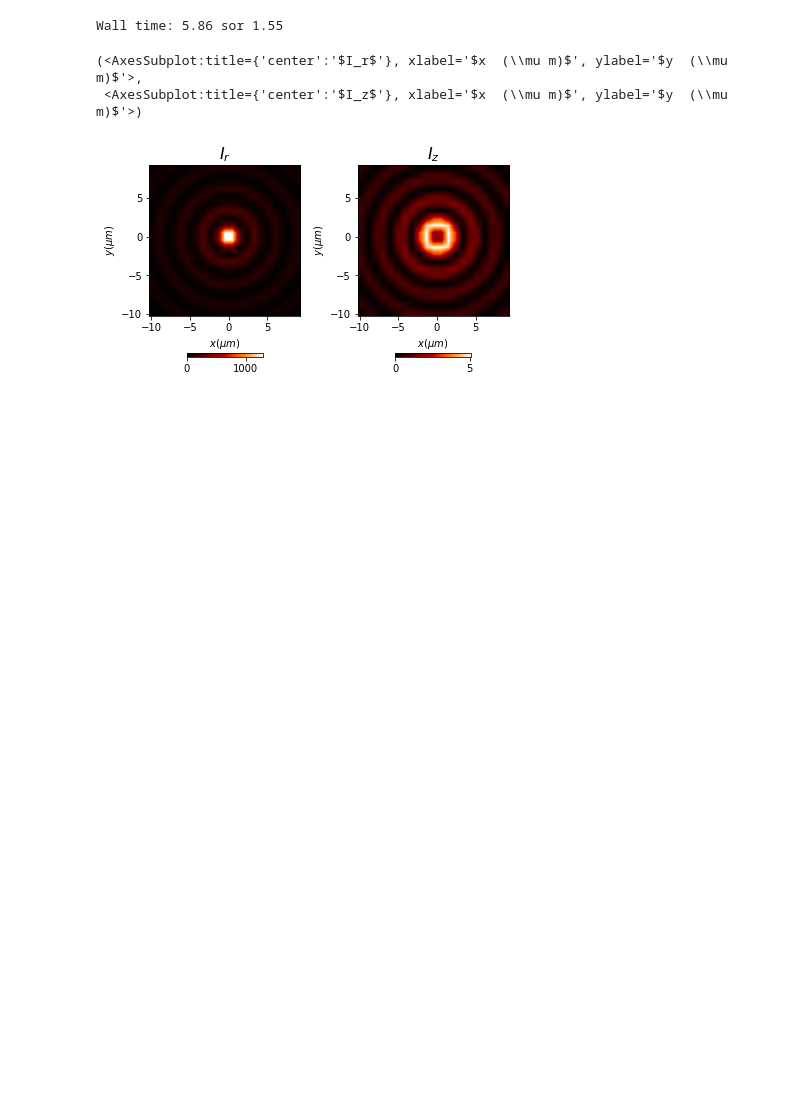
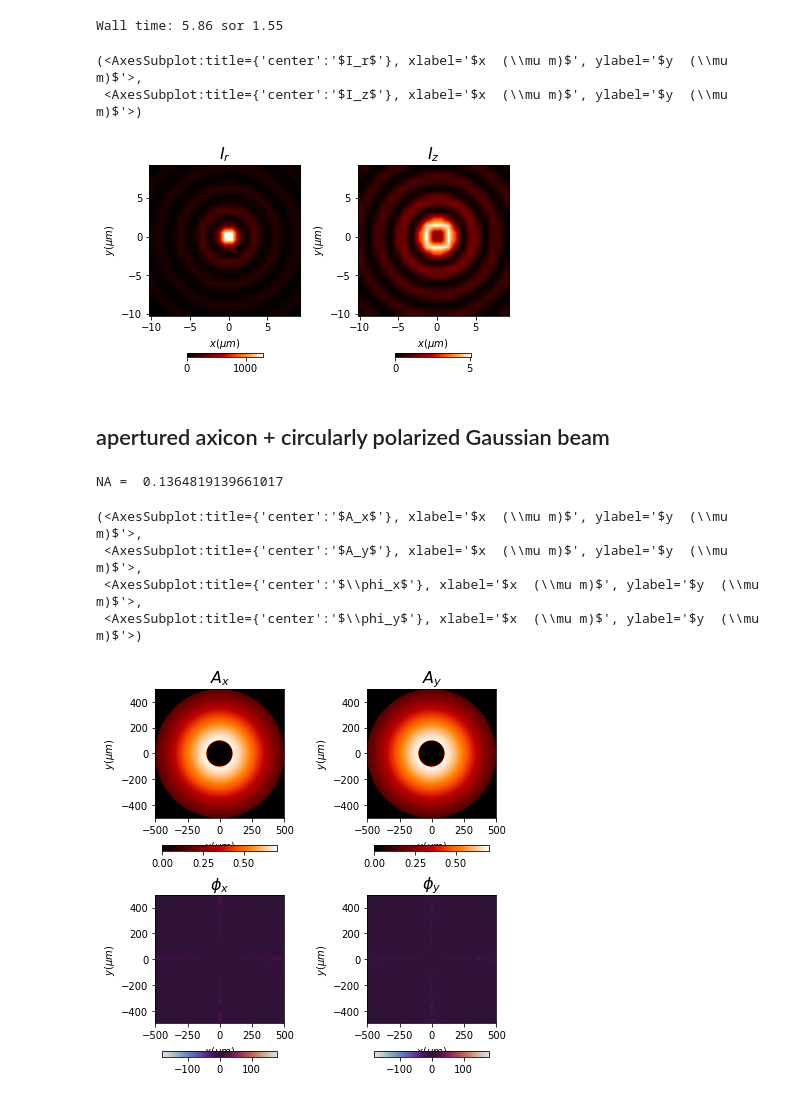
Before and after one commit to prhuft/fourier-optics, a Jupyter notebook: diffractio/axicon_VCZT.ipynb, the cells around one changed output. Cells and saved outputs as stored; diff of their text form; code cells hidden in the pictures; blank space fills up the shorter version.

Commit message:
axicon with central obstruction + Gaussian beam

```diff
--- a/diffractio/axicon_VCZT.ipynb
+++ b/diffractio/axicon_VCZT.ipynb
@@ -197,3 +185,59 @@ Wall time: 5.86 sor 1.55
 (<AxesSubplot:title={'center':'$I_r$'}, xlabel='$x  (\\mu m)$', ylabel='$y  (\\mu m)$'>,
  <AxesSubplot:title={'center':'$I_z$'}, xlabel='$x  (\\mu m)$', ylabel='$y  (\\mu m)$'>)
 [figure]
+# %% [markdown]
+## apertured axicon + circularly polarized Gaussian beam
+# %%
+# good results with width, sampling =  (250*um, 512), (1000*um, 1024)
+width = 1000 * um
+x0 = np.linspace(-width/2, width/2, 1024)
+y0 = np.linspace(-width/2, width/2, 1024)
+wavelength = .780 * um
+# %%
+alpha = 75*degrees
+n = 1.5
+w0 = 0.8*width/2 # the Gaussian beam waist
+
+u0 = Scalar_source_XY(x0, y0, wavelength)
+u0.gauss_beam(r0=(0, 0),
+              w0=(w0, w0),
+              z0=0 * um,
+              A=1,
+              theta=0. * degrees,
+              phi=0 * degrees)
+
+t = Scalar_mask_XY(x0, y0, wavelength)
+t.axicon(r0=(0, 0), radius=width/2,
+         angle=(pi/2-alpha),
+         refraction_index=n)
+
+beta = arcsin(n*cos(alpha))+alpha-pi/2
+NA = sin(beta)
+print("NA = ", NA)
+
+rmin = 0.2*width/2
+rmax = width/2
+zmax = w0/tan(beta)
+zmin = rmin/tan(beta)
+
+t1 = Scalar_mask_XY(x0, y0, wavelength)
+t1.circle(r0=(0, 0), radius=(rmin, rmin))
+
+t2 = Scalar_mask_XY(x0, y0, wavelength)
+t2.circle(r0=(0, 0), radius=(rmax, rmax))
+
+tmask = t1 - t2
+# %% [output]
+NA =  0.1364819139661017
+# %%
+E0 = Vector_source_XY(x0, y0, wavelength)
+E0.constant_polarization(u=u0*t*tmask, v=(1,1j))
+E0.normalize()
+# %%
+E0.draw('fields')
+# %% [output]
+(<AxesSubplot:title={'center':'$A_x$'}, xlabel='$x  (\\mu m)$', ylabel='$y  (\\mu m)$'>,
+ <AxesSubplot:title={'center':'$A_y$'}, xlabel='$x  (\\mu m)$', ylabel='$y  (\\mu m)$'>,
+ <AxesSubplot:title={'center':'$\\phi_x$'}, xlabel='$x  (\\mu m)$', ylabel='$y  (\\mu m)$'>,
+ <AxesSubplot:title={'center':'$\\phi_y$'}, xlabel='$x  (\\mu m)$', ylabel='$y  (\\mu m)$'>)
+[figure, added]
```
Also changed, not shown: parts of 12 cells of this notebook.
